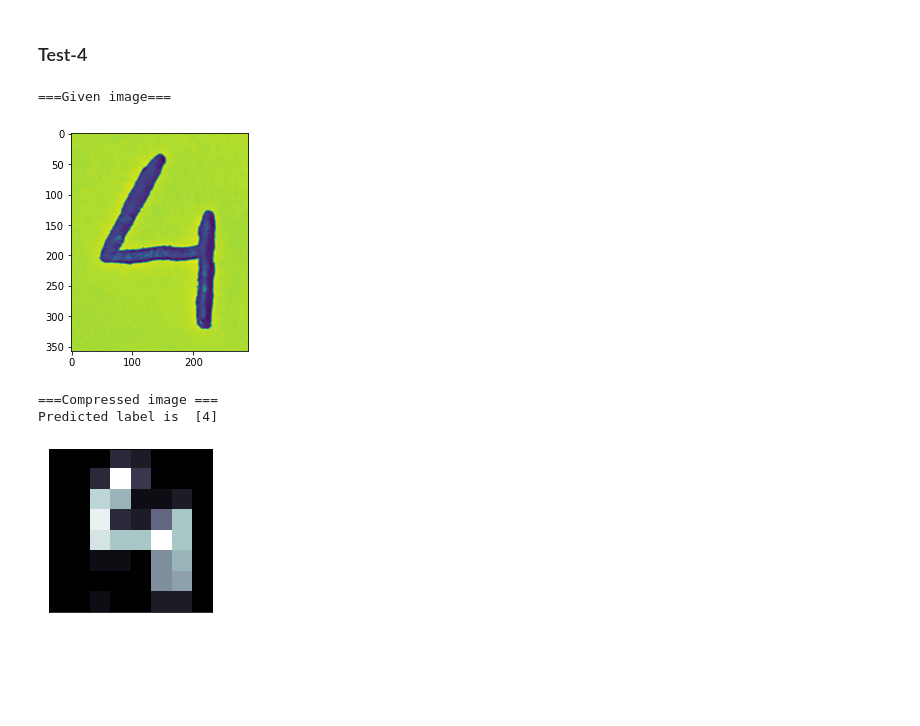
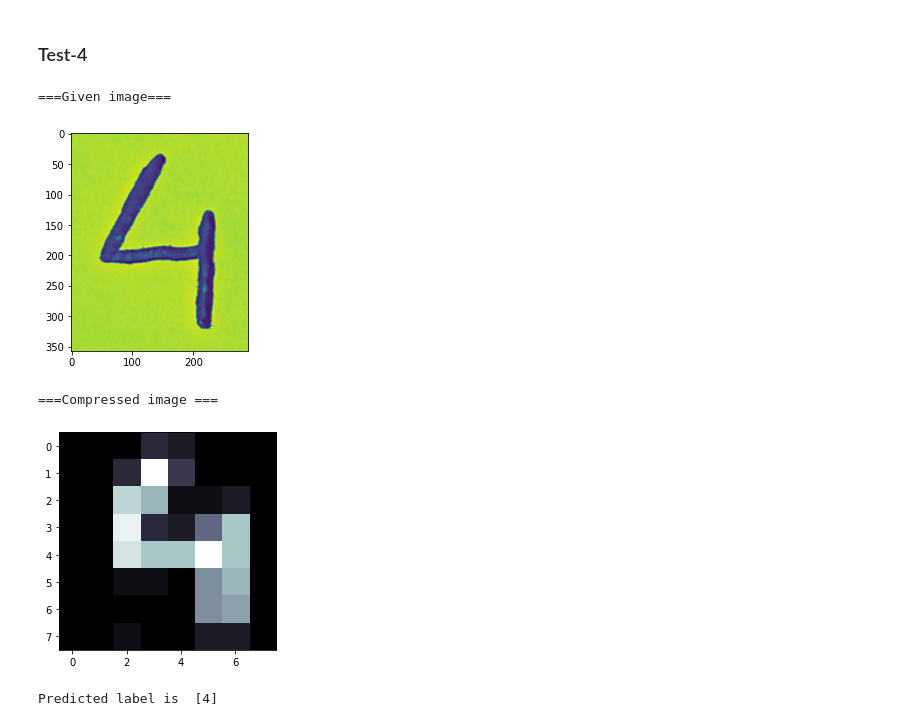
Before and after one commit to raghurama123/DataScience, a Jupyter notebook: notebooks/DS_06.ipynb, the cells around one changed output. Saved outputs shown, nothing was run; the diff lists cells and outputs as text; code cells hidden in the pictures; blank space fills up the shorter version.

```diff
--- a/notebooks/DS_06.ipynb
+++ b/notebooks/DS_06.ipynb
@@ -555,11 +592,27 @@ Predicted label is  [0]
 # %% [markdown]
 ### Test-4
-# %%
-label=identify_digit('../images/handwritten/4_PB.jpeg')
-print('Predicted label is ',label)
-# %% [output]
-===Given image===
-[figure, removed]
-===Compressed image ===
-Predicted label is  [4]
-[figure, removed]
+# %%
+from PIL import Image
+import matplotlib.pyplot as plt
+
+file='../images/handwritten/4_PB.jpeg'
+
+print('===Given image===')
+my_img=Image.open(file)
+plt.imshow(my_img)
+plt.show()
+
+#=== run SVG classifer
+img,label=identify_digit(file)
+
+print('===Compressed image ===')
+plt.imshow(img, cmap=plt.cm.bone, interpolation='nearest')
+plt.show()
+
+print('Predicted label is ',label)
+# %% [output]
+===Given image===
+[figure, added]
+===Compressed image ===
+[figure, added]
+Predicted label is  [4]
```
Also changed, not shown: parts of 9 cells of this notebook, 1 other file.
